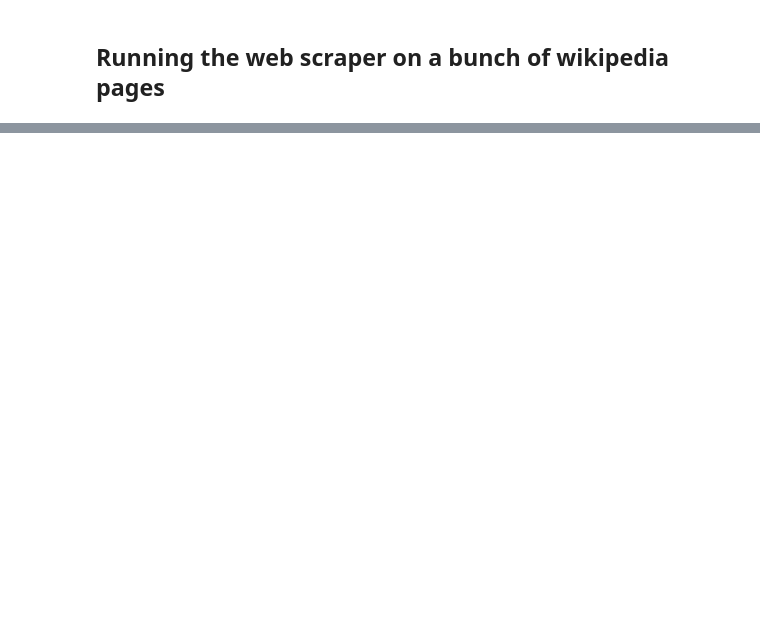
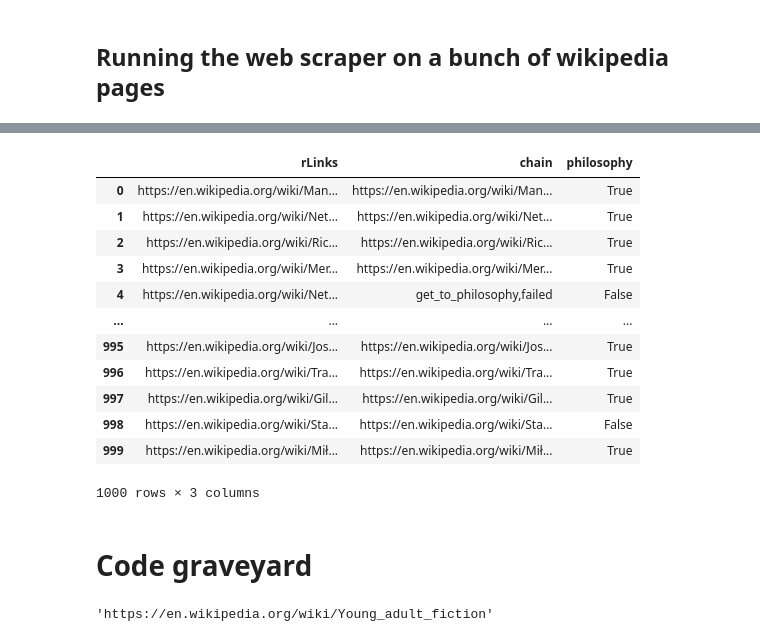
Before and after one commit to TanyaTsui/getting-to-philosophy, a Jupyter notebook: get_to_philosophy.ipynb, the cells around one changed output, grey strips where cells are left out. Saved outputs shown, nothing was run; the diff lists cells and outputs as text; code cells hidden in the pictures; blank space fills up the shorter version.

```diff
--- a/get_to_philosophy.ipynb
+++ b/get_to_philosophy.ipynb
@@ -207,0 +252,19 @@ time required to compute 1000 pages: 5.01 hours
+# %%
+def list_to_string(x):
+    ','.join(x)
+
+df.chain = df.chain.map(lambda x: ','.join(x))
+# %% [output]
+|  | rLinks | chain | philosophy |
+| 0 | https://en.wikipedia.org/wiki/Man... | https://en.wikipedia.org/wiki/Man... | True |
+| 1 | https://en.wikipedia.org/wiki/Net... | https://en.wikipedia.org/wiki/Net... | True |
+| 2 | https://en.wikipedia.org/wiki/Ric... | https://en.wikipedia.org/wiki/Ric... | True |
+| 3 | https://en.wikipedia.org/wiki/Mer... | https://en.wikipedia.org/wiki/Mer... | True |
+| 4 | https://en.wikipedia.org/wiki/Net... | get_to_philosophy,failed | False |
+| ... | ... | ... | ... |
+| 995 | https://en.wikipedia.org/wiki/Jos... | https://en.wikipedia.org/wiki/Jos... | True |
+| 996 | https://en.wikipedia.org/wiki/Tra... | https://en.wikipedia.org/wiki/Tra... | True |
+| 997 | https://en.wikipedia.org/wiki/Gil... | https://en.wikipedia.org/wiki/Gil... | True |
+| 998 | https://en.wikipedia.org/wiki/Sta... | https://en.wikipedia.org/wiki/Sta... | False |
+| 999 | https://en.wikipedia.org/wiki/Mił... | https://en.wikipedia.org/wiki/Mił... | True |
+1000 rows × 3 columns
@@ -207,0 +273,19 @@ time required to compute 1000 pages: 5.01 hours
+# %% [markdown]
+# Code graveyard
+# %%
+# input url, gets list of valid urls, returns nth link
+def next_url(url, n):
+    test_urls = wiki_get_urls(url) # get list of urls from language
+    for test_url in test_urls:
+        urls_1 = wiki_get_urls(test_url) # find list of valid urls spoken langugage
+        if urls_1[0] == url: # if the first item spoken language is 'language', try the next url in 'language'
+            continue
+        else: # otherwise, pick this url as the next url
+            return test_url
+            break
+
+# test
+url = 'https://en.wikipedia.org/wiki/Holes_(novel)'
+next_url(url)
+# %% [output]
+'https://en.wikipedia.org/wiki/Young_adult_fiction'
```
Also changed, not shown: parts of 15 cells of this notebook, 4 other files.
